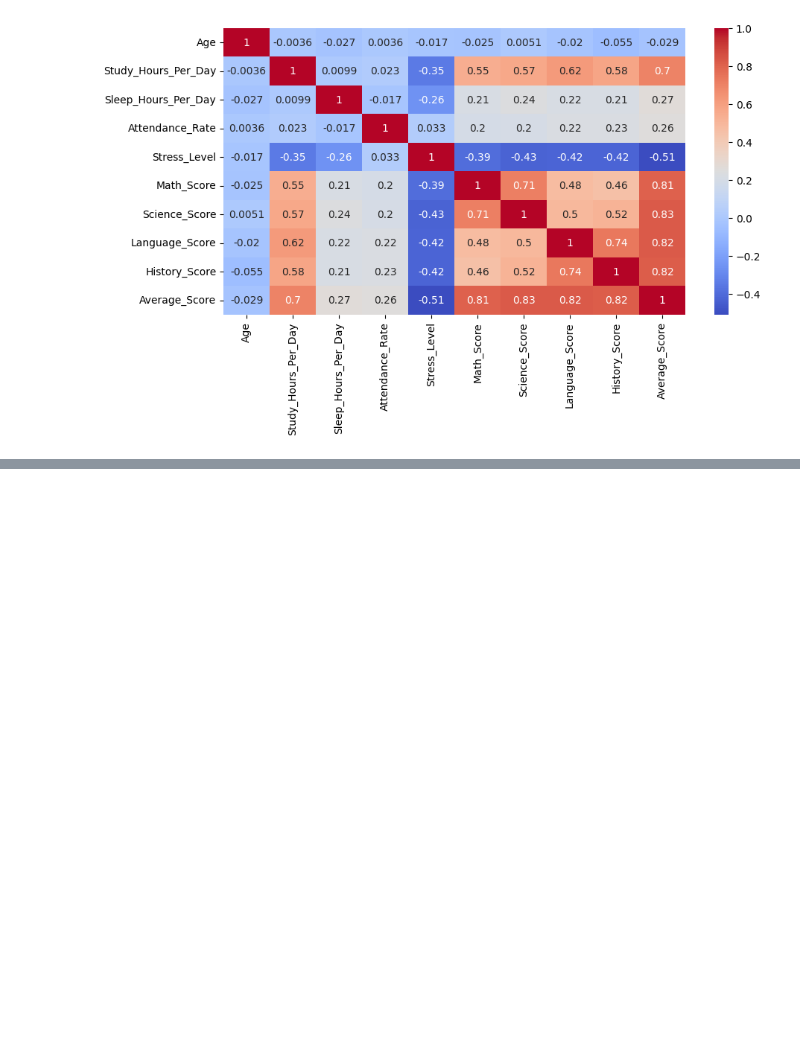
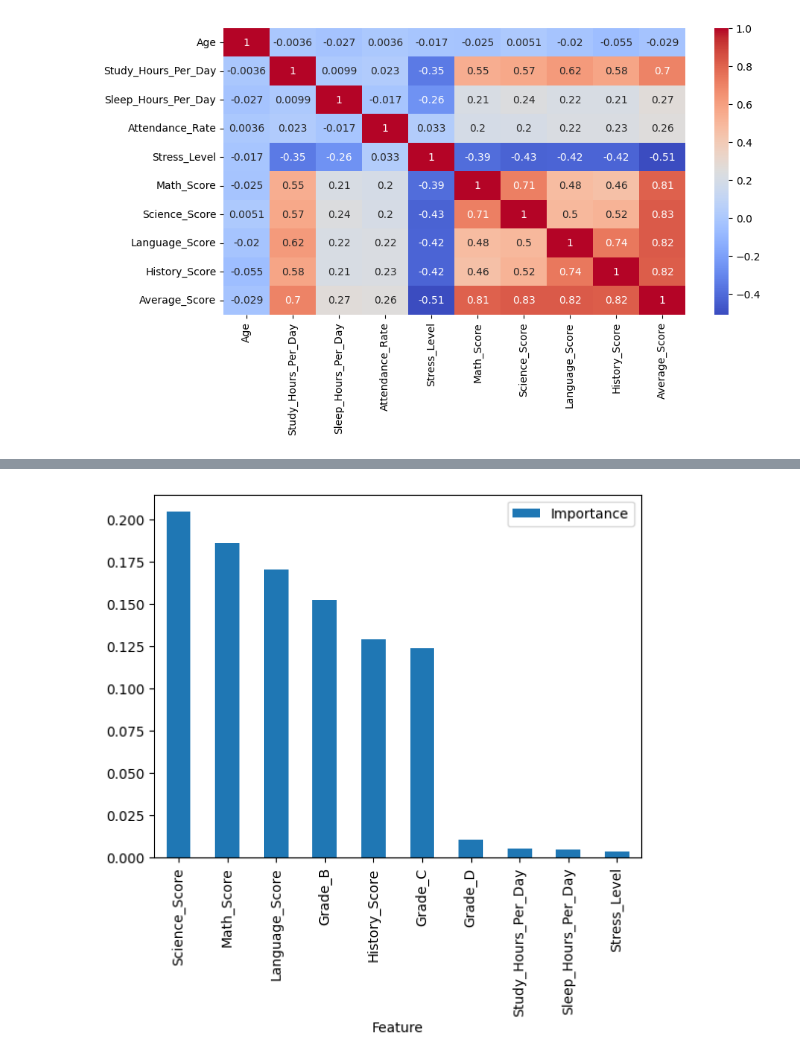
Before and after one commit to jrjoy1/Data_cleaning_practice, a Jupyter notebook: student.ipynb, the cells around one changed output, grey strips where cells are left out. Cells and saved outputs as stored; diff of their text form; code cells hidden in the pictures; blank space fills up the shorter version.

Commit message:
done feature selection & apply random forest model

```diff
--- a/student.ipynb
+++ b/student.ipynb
@@ -112,0 +125,5 @@ plt.show()
+# %%
+x = df.drop("Average_Score", axis=1)
+y = df["Average_Score"]
+# %%
+x = pd.get_dummies(x, drop_first=True)
@@ -112,0 +143,10 @@ plt.show()
+# %%
+from sklearn.model_selection import train_test_split
+
+x_train, x_test, y_train, y_test = train_test_split(x, y, test_size=0.2, random_state=42)
+# %%
+from sklearn.ensemble import RandomForestRegressor
+
+model = RandomForestRegressor()
+model.fit(x_train,y_train)
+y_pred =model.predict(x_test)
@@ -112,0 +185,23 @@ plt.show()
+# %%
+import pandas as pd
+import matplotlib.pyplot as plt
+
+importance = pd.DataFrame({
+    "Feature": x.columns,
+    "Importance": model.feature_importances_
+})
+
+importance = importance.sort_values(
+    by="Importance",
+    ascending=False
+)
+
+importance.head(10).plot(
+    x="Feature",
+    y="Importance",
+    kind="bar"
+)
+
+plt.show()
+# %% [output]
+[figure, added]
```
Also changed, not shown: parts of 5 cells of this notebook.
